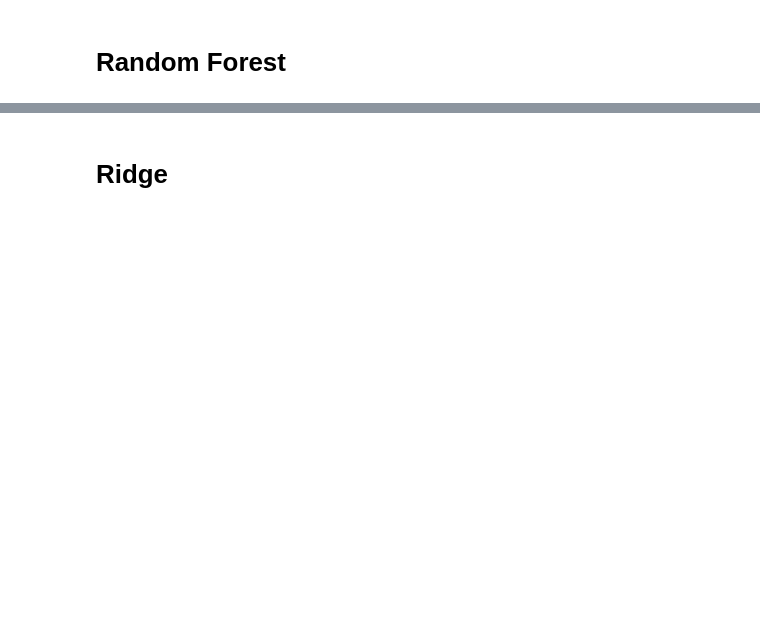
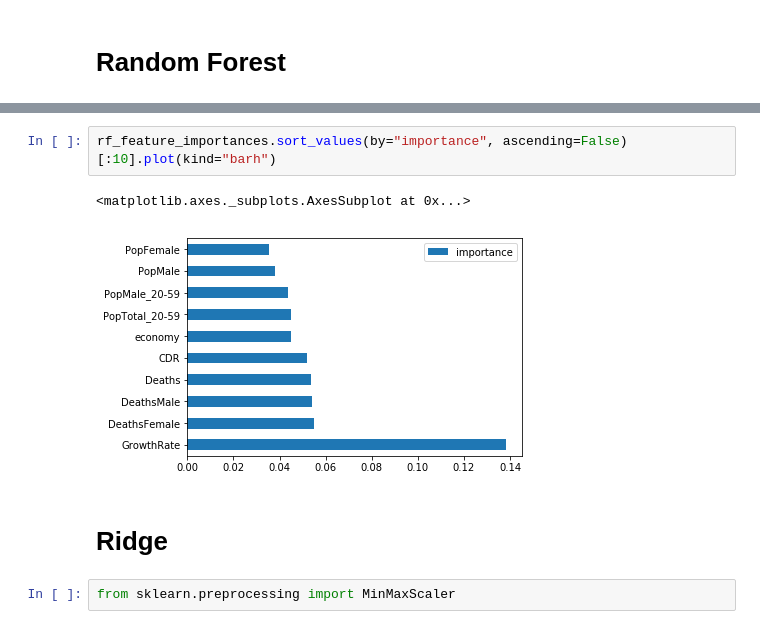
Before and after one commit to oStritze/dopp3, a Jupyter notebook: src/predict_high_migration.ipynb, the cells around one changed output, grey strips where cells are left out. Drawn from its saved outputs; the diff is of its cells as text; blank space fills up the shorter version.

```diff
--- a/src/predict_high_migration.ipynb
+++ b/src/predict_high_migration.ipynb
@@ -148,3 +149,10 @@ rf_feature_importances.sort_values(by="importance", ascending=False)
+# %%
+rf_feature_importances.sort_values(by="importance", ascending=False)[:10].plot(kind="barh")
+# %% [output]
+<matplotlib.axes._subplots.AxesSubplot at 0x...>
+[figure, added]
 # %% [markdown]
 # Ridge
+# %%
+from sklearn.preprocessing import MinMaxScaler
 # %%
```
Also changed, not shown: parts of 12 cells of this notebook, 1 other file.
